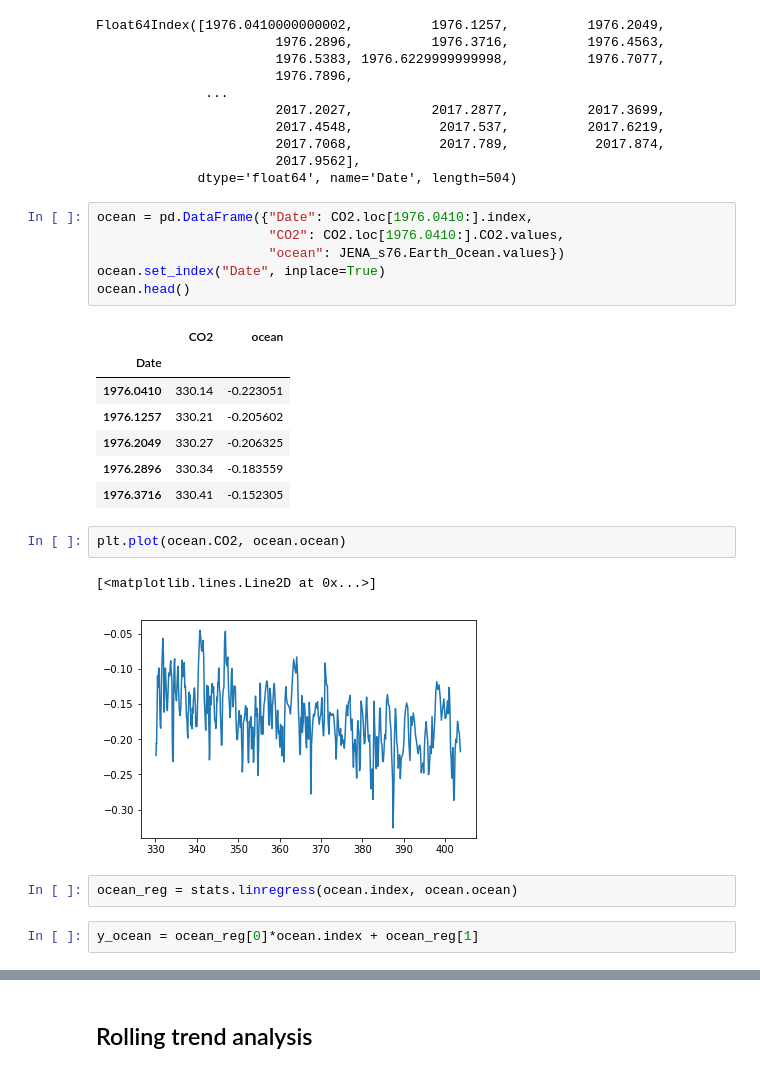
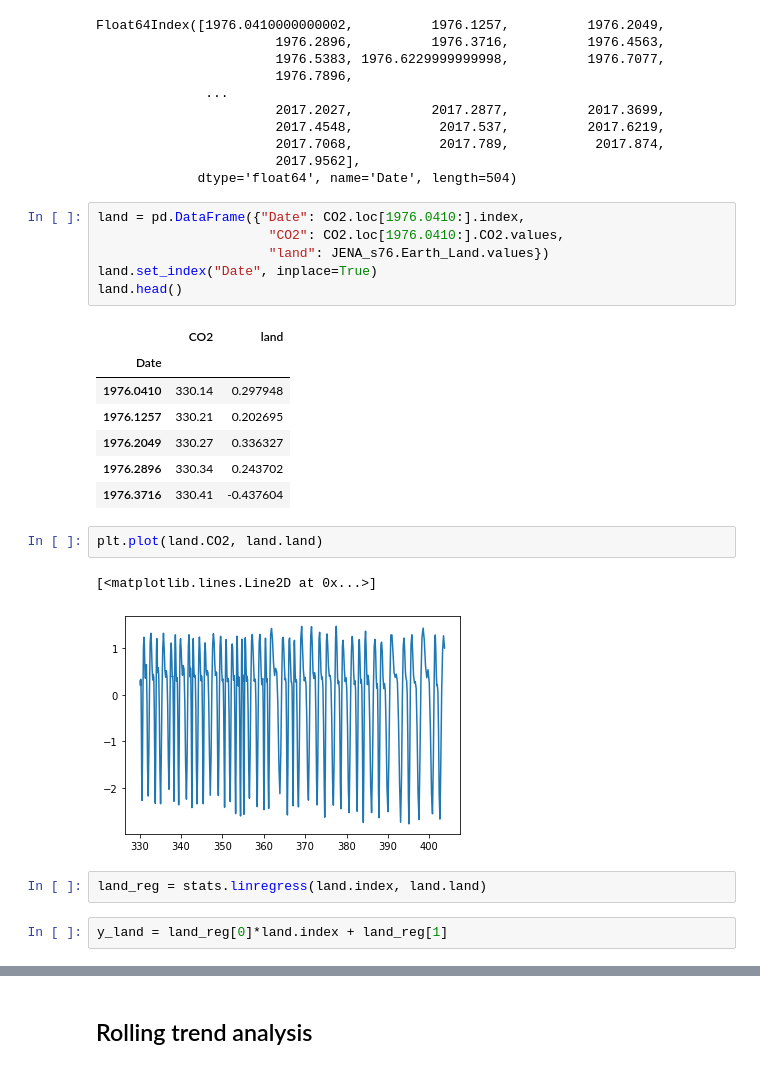
Before and after one commit to rursino/carbon-cycle-feedbacks, a Jupyter notebook: Peylin_flux/Notebooks/deseasonalize.ipynb, the cells around one changed output, grey strips where cells are left out. Drawn from its saved outputs; the diff is of its cells as text.

```diff
--- a/Peylin_flux/Notebooks/deseasonalize.ipynb
+++ b/Peylin_flux/Notebooks/deseasonalize.ipynb
@@ -34,26 +34,26 @@ Float64Index([1976.0410000000002,          1976.1257,          1976.2049,
                        2017.9562],
              dtype='float64', name='Date', length=504)
 # %%
-ocean = pd.DataFrame({"Date": CO2.loc[1976.0410:].index,
+land = pd.DataFrame({"Date": CO2.loc[1976.0410:].index,
                       "CO2": CO2.loc[1976.0410:].CO2.values,
-                      "ocean": JENA_s76.Earth_Ocean.values})
-ocean.set_index("Date", inplace=True)
-ocean.head()
+                      "land": JENA_s76.Earth_Land.values})
+land.set_index("Date", inplace=True)
+land.head()
 # %% [output]
-|  | CO2 | ocean |
+|  | CO2 | land |
 | Date |  |  |
-| 1976.0410 | 330.14 | -0.223051 |
-| 1976.1257 | 330.21 | -0.205602 |
-| 1976.2049 | 330.27 | -0.206325 |
-| 1976.2896 | 330.34 | -0.183559 |
-| 1976.3716 | 330.41 | -0.152305 |
+| 1976.0410 | 330.14 | 0.297948 |
+| 1976.1257 | 330.21 | 0.202695 |
+| 1976.2049 | 330.27 | 0.336327 |
+| 1976.2896 | 330.34 | 0.243702 |
+| 1976.3716 | 330.41 | -0.437604 |
 # %%
-plt.plot(ocean.CO2, ocean.ocean)
+plt.plot(land.CO2, land.land)
 # %% [output]
 [<matplotlib.lines.Line2D at 0x...>]
-[figure, old version]
+[figure, new version]
-# %%
-ocean_reg = stats.linregress(ocean.index, ocean.ocean)
-# %%
-y_ocean = ocean_reg[0]*ocean.index + ocean_reg[1]
+# %%
+land_reg = stats.linregress(land.index, land.land)
+# %%
+y_land = land_reg[0]*land.index + land_reg[1]
 # %%
```
Also changed, not shown: parts of 20 cells of this notebook, 1 other file.
